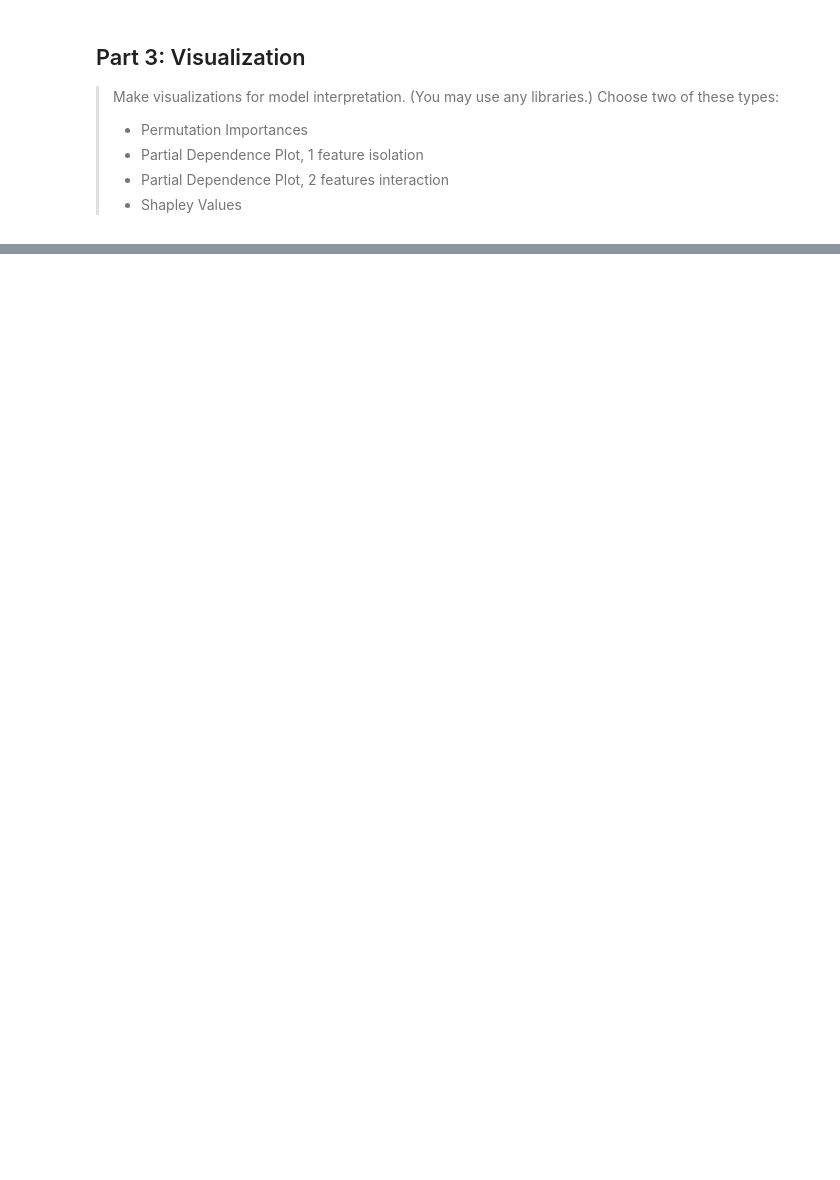
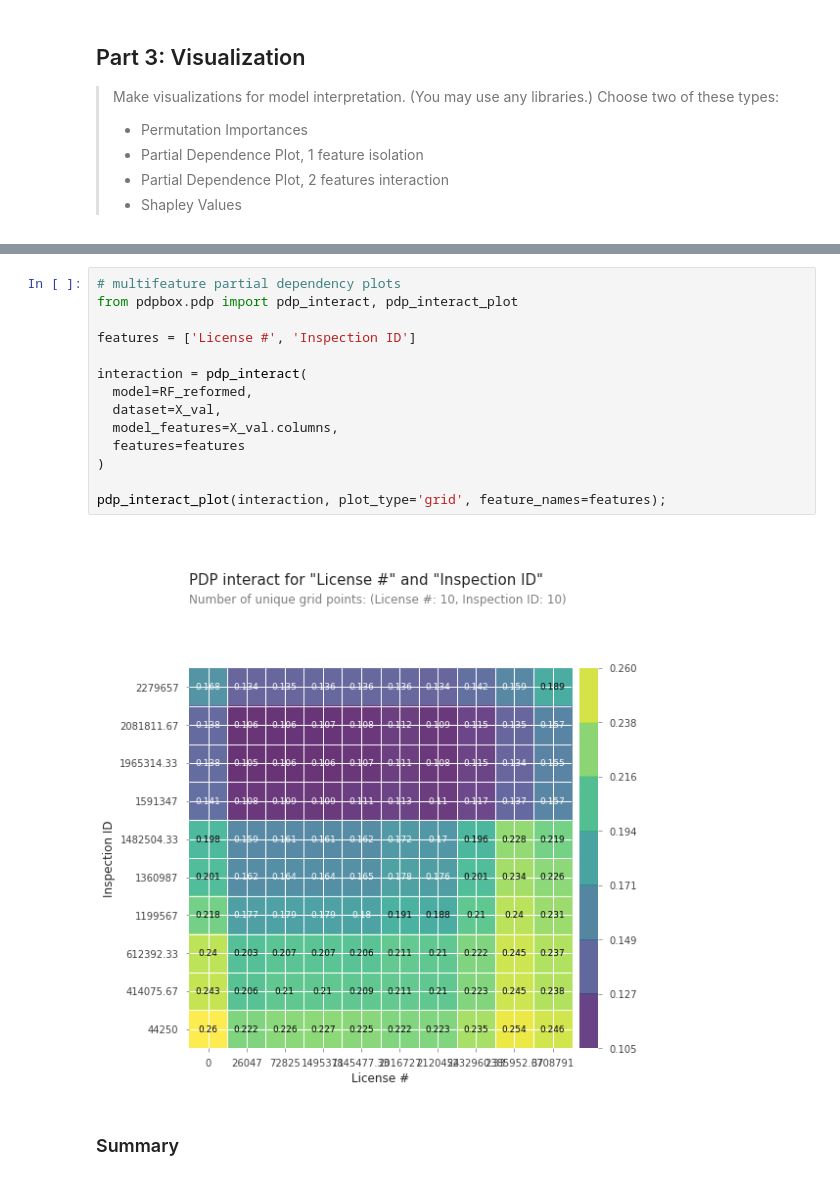
Before and after one commit to adamlutzz/DS-Unit-2-Applied-Modeling, a Jupyter notebook: DS_Sprint_Challenge_7.ipynb, the cells around one changed output, grey strips where cells are left out. Cells and saved outputs as stored; diff of their text form; blank space fills up the shorter version.

```diff
--- a/DS_Sprint_Challenge_7.ipynb
+++ b/DS_Sprint_Challenge_7.ipynb
@@ -89,0 +459,18 @@ _To earn a score of 3 for this part, make all four of these visualization types.
+# %%
+# multifeature partial dependency plots
+from pdpbox.pdp import pdp_interact, pdp_interact_plot
+
+features = ['License #', 'Inspection ID']
+
+interaction = pdp_interact(
+  model=RF_reformed,
+  dataset=X_val,
+  model_features=X_val.columns,
+  features=features
+)
+
+pdp_interact_plot(interaction, plot_type='grid', feature_names=features);
+# %% [output]
+[figure, added]
+# %% [markdown]
+### Summary
```
Also changed, not shown: parts of 33 cells of this notebook.
